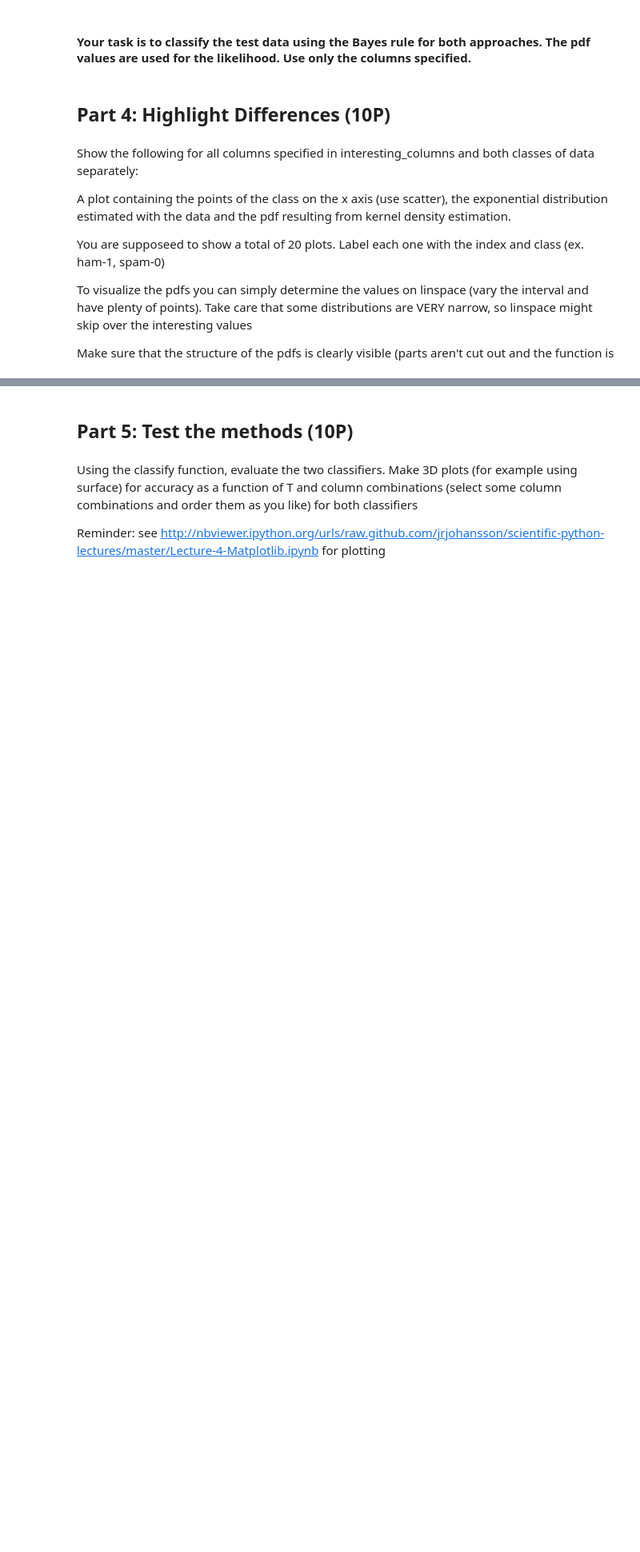
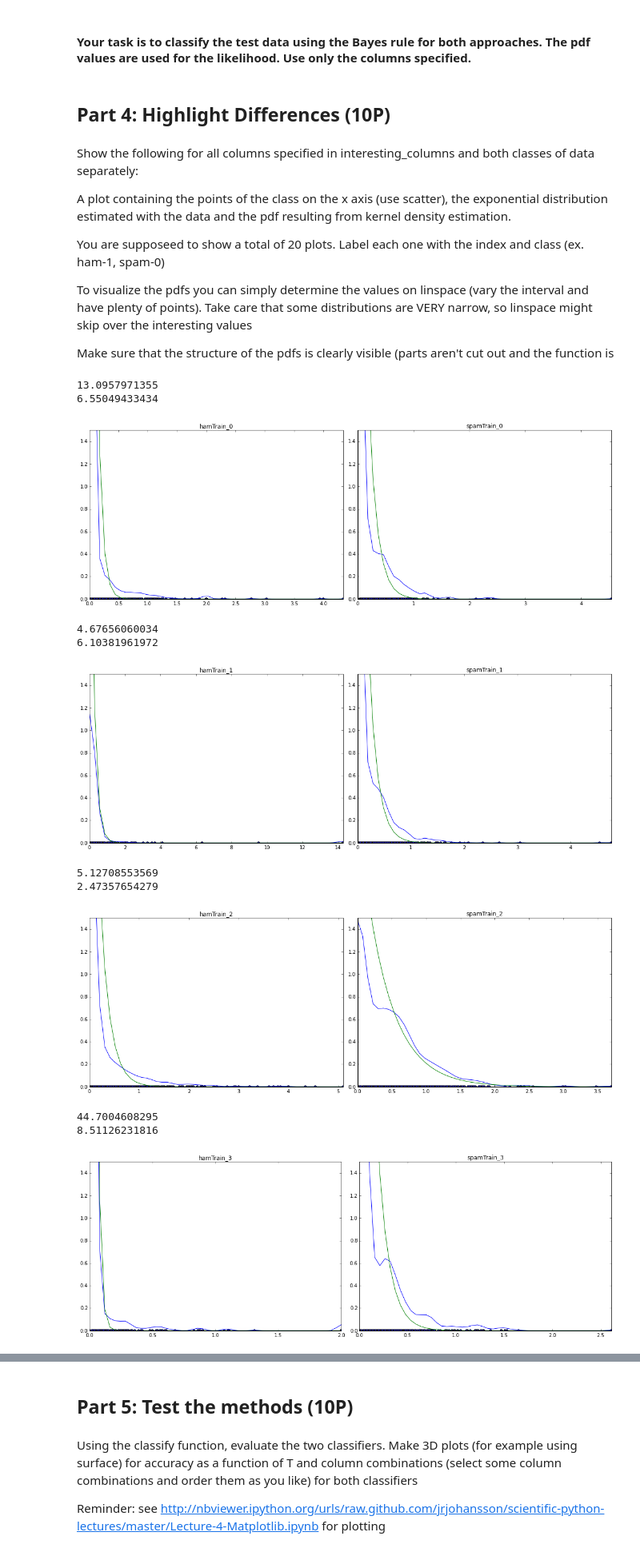
Before and after one commit to JensMeiners/ML1, a Jupyter notebook: Ex03/Sheet03_Implementation.ipynb, the cells around one changed output, grey strips where cells are left out. Shown: that part at 80% size. Saved outputs shown, nothing was run; the diff lists cells and outputs as text; code cells hidden in the pictures; blank space fills up the shorter version.

```diff
--- a/Ex03/Sheet03_Implementation.ipynb
+++ b/Ex03/Sheet03_Implementation.ipynb
@@ -256,0 +255,43 @@ calculate_pdf_values_kde(spamTrain,spamTest)
+# %%
+interesting_columns = [0,1,2,10,19,20,29,32,54,55]
+
+hamTrain,_,spamTrain,_ = getData(5,3)
+
+classes = [hamTrain,spamTrain]
+class_name = ["hamTrain","spamTrain"]
+
+for i, col in enumerate(interesting_columns):
+    fig, axes = plt.subplots(nrows=1, ncols=2)
+    fig.set_size_inches(15.5,5.5)
+    for c in range(2):
+        #print axes[c]
+        axes[c].set_title(class_name[c]+'_'+str(i)) # ALWAYS set a title
+        x = np.linspace(0,max(classes[c][:,col]))
+        axes[c].scatter(classes[c][:,col],zeros(classes[c][:,col].shape))
+        #axes[c] = plot(x, stat(classes[c][col]), label=r"exp")
+        #print c
+        #print gaussian_kde(classes[c][col])(x)
+        axes[c].plot(x, gaussian_kde(classes[c][:,col])(x))
+        loc,lamb = stat.expon.fit(classes[c][:,col])
+        lamb = 1 / (sum(classes[c][:,col]) / len(classes[c][:,col]))
+        print lamb
+        axes[c].plot(x, lamb * np.exp(-(lamb * x)))
+        axes[c].set_ylim([0,1.5])
+        axes[c].set_xlim([0,max(classes[c][:,col])])
+    fig.tight_layout() # Make sure the figures don't overlap
+    plt.show()
+
+#TODO: Show the pdfs
+# %% [output]
+13.0957971355
+6.55049433434
+[figure, added]
+4.67656060034
+6.10381961972
+[figure, added]
+5.12708553569
+2.47357654279
+[figure, added]
+44.7004608295
+8.51126231816
+[figure, added]
```
Also changed, not shown: parts of 8 cells of this notebook.
